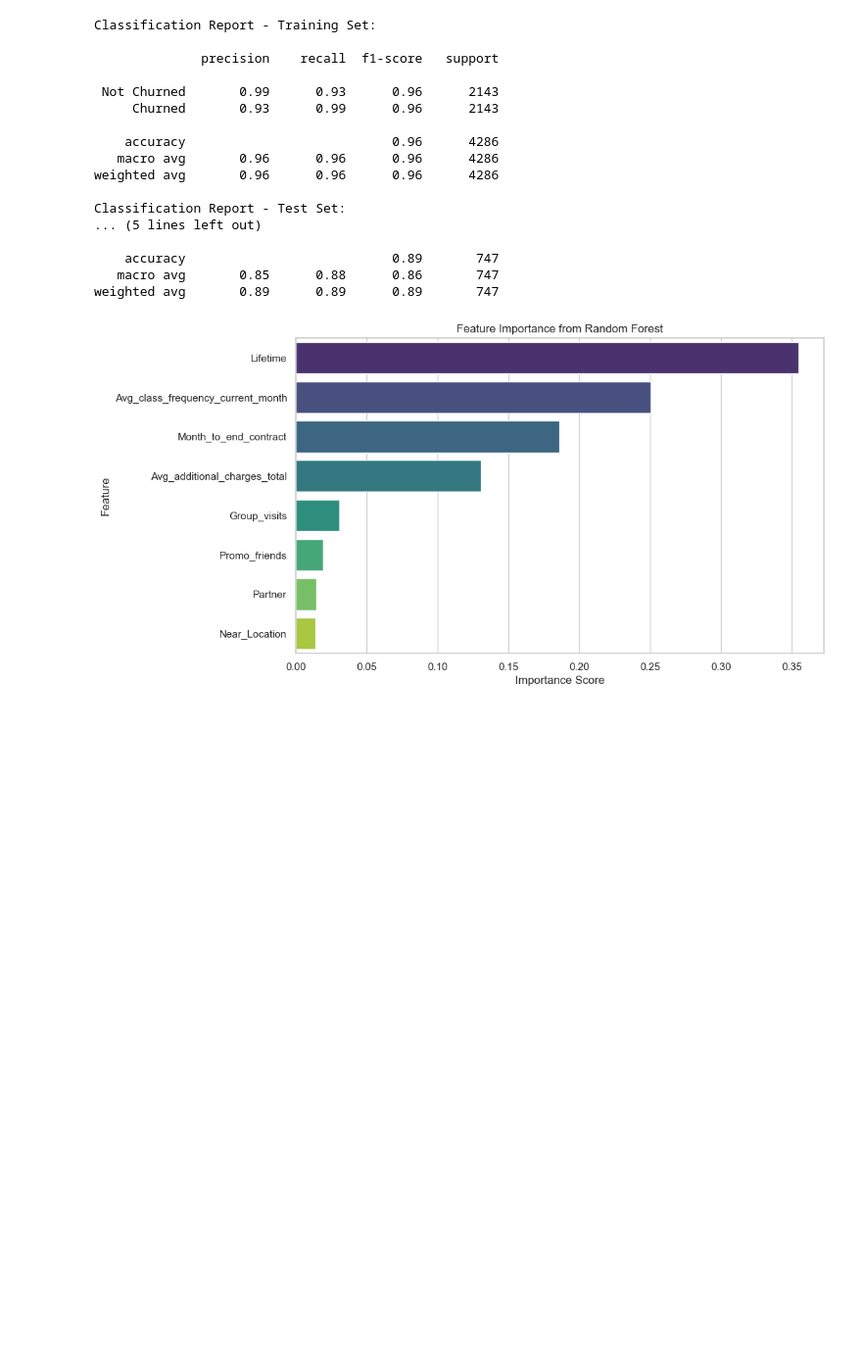
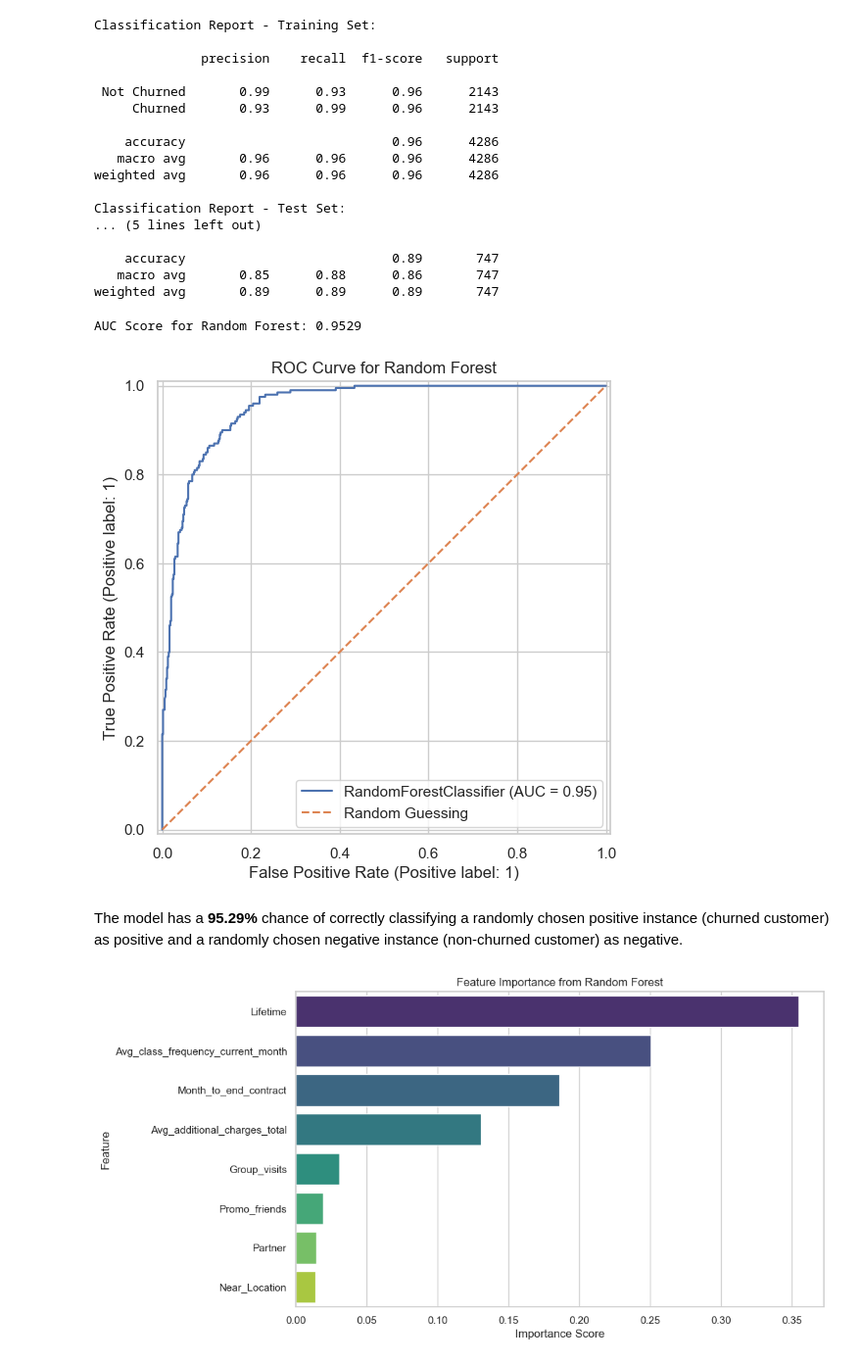
Before and after one commit to LEAN-96/Gym-Retention-Prediction, a Jupyter notebook: notebooks/gym_retention_prediction.ipynb, the cells around one changed output. Shown at 98% size. Drawn from its saved outputs; the diff is of its cells as text; code cells hidden in the pictures; blank space fills up the shorter version.

```diff
--- a/notebooks/gym_retention_prediction.ipynb
+++ b/notebooks/gym_retention_prediction.ipynb
@@ -1403,6 +1455,28 @@ Classification Report - Test Set:
     accuracy                           0.89       747
    macro avg       0.85      0.88      0.86       747
 weighted avg       0.89      0.89      0.89       747
+# %%
+from sklearn.metrics import roc_auc_score, RocCurveDisplay
+
+# Generate predicted probabilities for the positive class
+y_test_pred_proba_rf = rf_model.predict_proba(X_test)[:, 1]
+
+# Calculate the AUC score
+auc_score_rf = roc_auc_score(y_test, y_test_pred_proba_rf)
+print(f"AUC Score for Random Forest: {auc_score_rf:.4f}")
+
+# Plot the ROC curve
+fig, ax = plt.subplots(figsize=(8, 6))
+RocCurveDisplay.from_estimator(rf_model, X_test, y_test, ax=ax)
+ax.plot([0, 1], [0, 1], '--', label='Random Guessing')
+ax.set_title('ROC Curve for Random Forest')
+ax.legend()
+plt.show()
+# %% [output]
+AUC Score for Random Forest: 0.9529
+[figure, added]
+# %% [markdown]
+The model has a **95.29%** chance of correctly classifying a randomly chosen positive instance (churned customer) as positive and a randomly chosen negative instance (non-churned customer) as negative.
 # %%
 # Feature Importance Visualization
 feature_importance_rf = rf_model.feature_importances_
```
Also changed, not shown: parts of 12 cells of this notebook.
